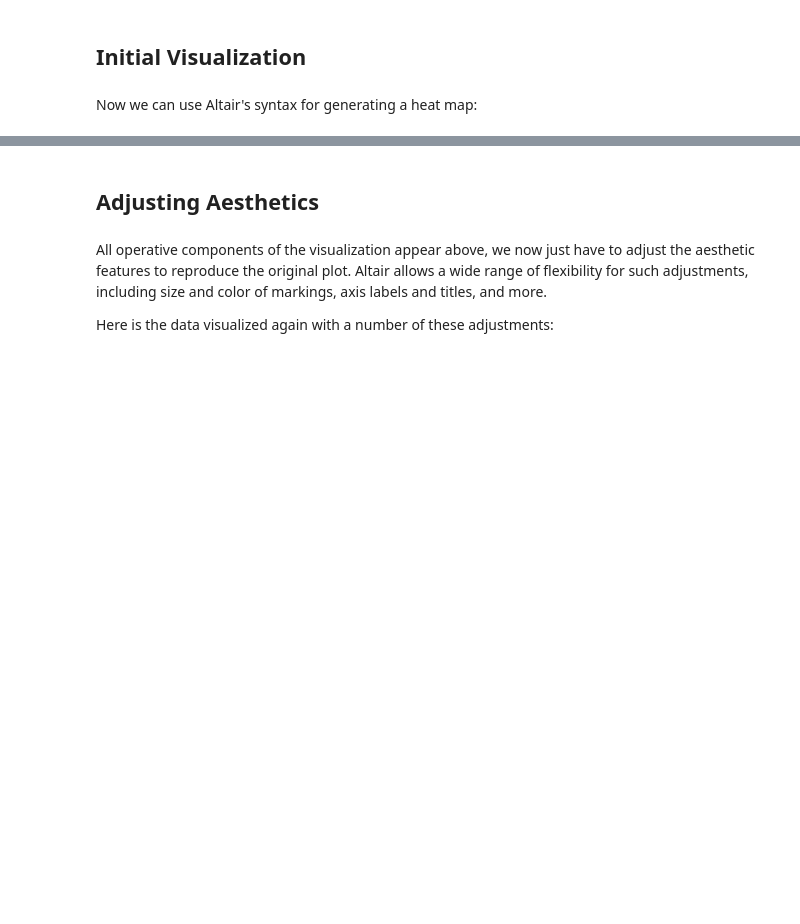
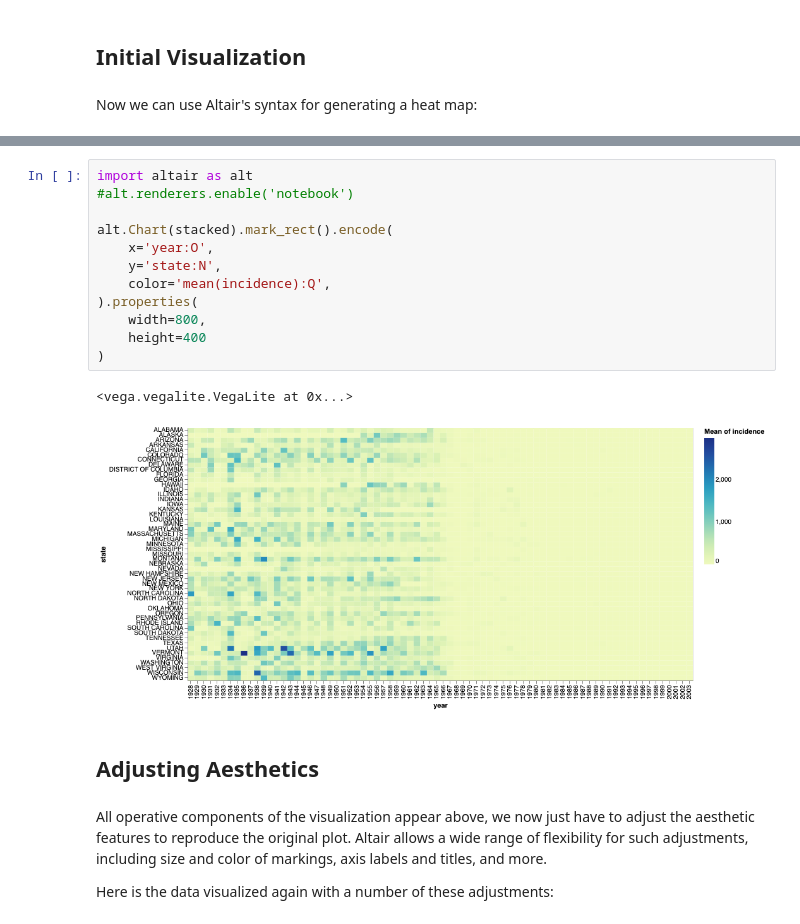
Before and after one commit to jakevdp/altair-examples, a Jupyter notebook: notebooks/Measles.ipynb, the cells around one changed output, grey strips where cells are left out. Drawn from its saved outputs; the diff is of its cells as text; blank space fills up the shorter version.

Commit message:
Update Measles & Pulsar for Altair 3

```diff
--- a/notebooks/Measles.ipynb
+++ b/notebooks/Measles.ipynb
@@ -70,3 +56,18 @@ Chart(stacked).mark_text(
+# %%
+import altair as alt
+#alt.renderers.enable('notebook')
+
+alt.Chart(stacked).mark_rect().encode(
+    x='year:O',
+    y='state:N',
+    color='mean(incidence):Q',
+).properties(
+    width=800,
+    height=400
+)
+# %% [output]
+<vega.vegalite.VegaLite at 0x...>
+[figure, added]
 # %% [markdown]
 ## Adjusting Aesthetics
 # %% [markdown]
```
Also changed, not shown: parts of 6 cells of this notebook, 1 other file.
